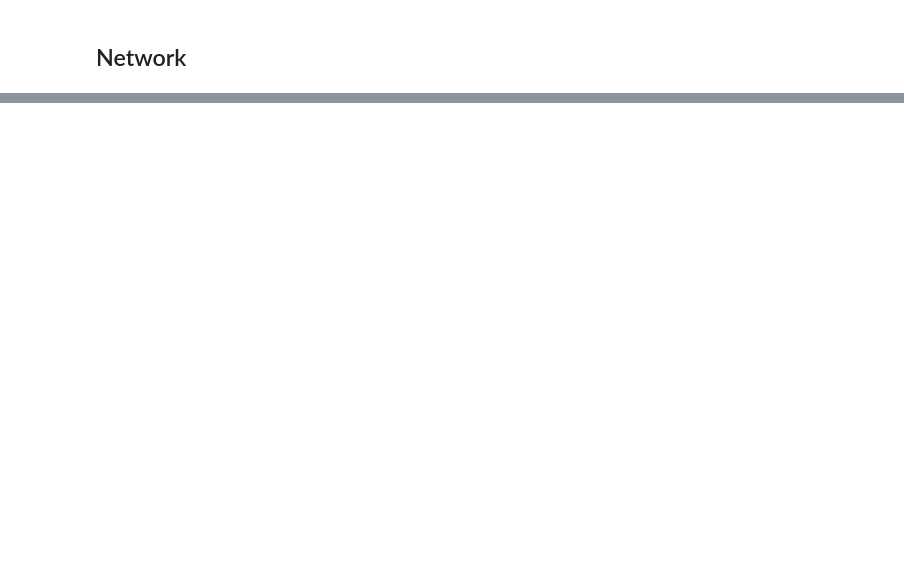
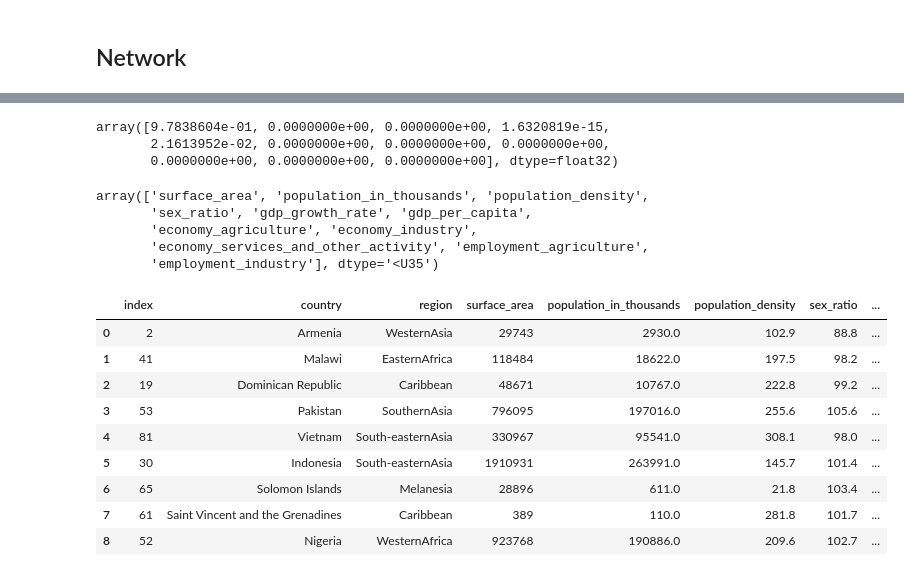
Before and after one commit to krzjoa/scikit-gbm, a Jupyter notebook: examples/3_axil.ipynb, the cells around one changed output, grey strips where cells are left out. Saved outputs shown, nothing was run; the diff lists cells and outputs as text; code cells hidden in the pictures; blank space fills up the shorter version.

```diff
--- a/examples/3_axil.ipynb
+++ b/examples/3_axil.ipynb
@@ -87,0 +178,27 @@ True
+# %%
+gbm.feature_importances_
+# %% [output]
+array([9.7838604e-01, 0.0000000e+00, 0.0000000e+00, 1.6320819e-15,
+       2.1613952e-02, 0.0000000e+00, 0.0000000e+00, 0.0000000e+00,
+       0.0000000e+00, 0.0000000e+00, 0.0000000e+00], dtype=float32)
+# %%
+gbm.feature_names_in_
+# %% [output]
+array(['surface_area', 'population_in_thousands', 'population_density',
+       'sex_ratio', 'gdp_growth_rate', 'gdp_per_capita',
+       'economy_agriculture', 'economy_industry',
+       'economy_services_and_other_activity', 'employment_agriculture',
+       'employment_industry'], dtype='<U35')
+# %%
+df_small
+# %% [output]
+|  | index | country | region | surface_area | population_in_thousands | population_density | sex_ratio | ... |
+| 0 | 2 | Armenia | WesternAsia | 29743 | 2930.0 | 102.9 | 88.8 | ... |
+| 1 | 41 | Malawi | EasternAfrica | 118484 | 18622.0 | 197.5 | 98.2 | ... |
+| 2 | 19 | Dominican Republic | Caribbean | 48671 | 10767.0 | 222.8 | 99.2 | ... |
+| 3 | 53 | Pakistan | SouthernAsia | 796095 | 197016.0 | 255.6 | 105.6 | ... |
+| 4 | 81 | Vietnam | South-easternAsia | 330967 | 95541.0 | 308.1 | 98.0 | ... |
+| 5 | 30 | Indonesia | South-easternAsia | 1910931 | 263991.0 | 145.7 | 101.4 | ... |
+| 6 | 65 | Solomon Islands | Melanesia | 28896 | 611.0 | 21.8 | 103.4 | ... |
+| 7 | 61 | Saint Vincent and the Grenadines | Caribbean | 389 | 110.0 | 281.8 | 101.7 | ... |
+| 8 | 52 | Nigeria | WesternAfrica | 923768 | 190886.0 | 209.6 | 102.7 | ... |
```
Also changed, not shown: parts of 17 cells of this notebook, 7 other files.
